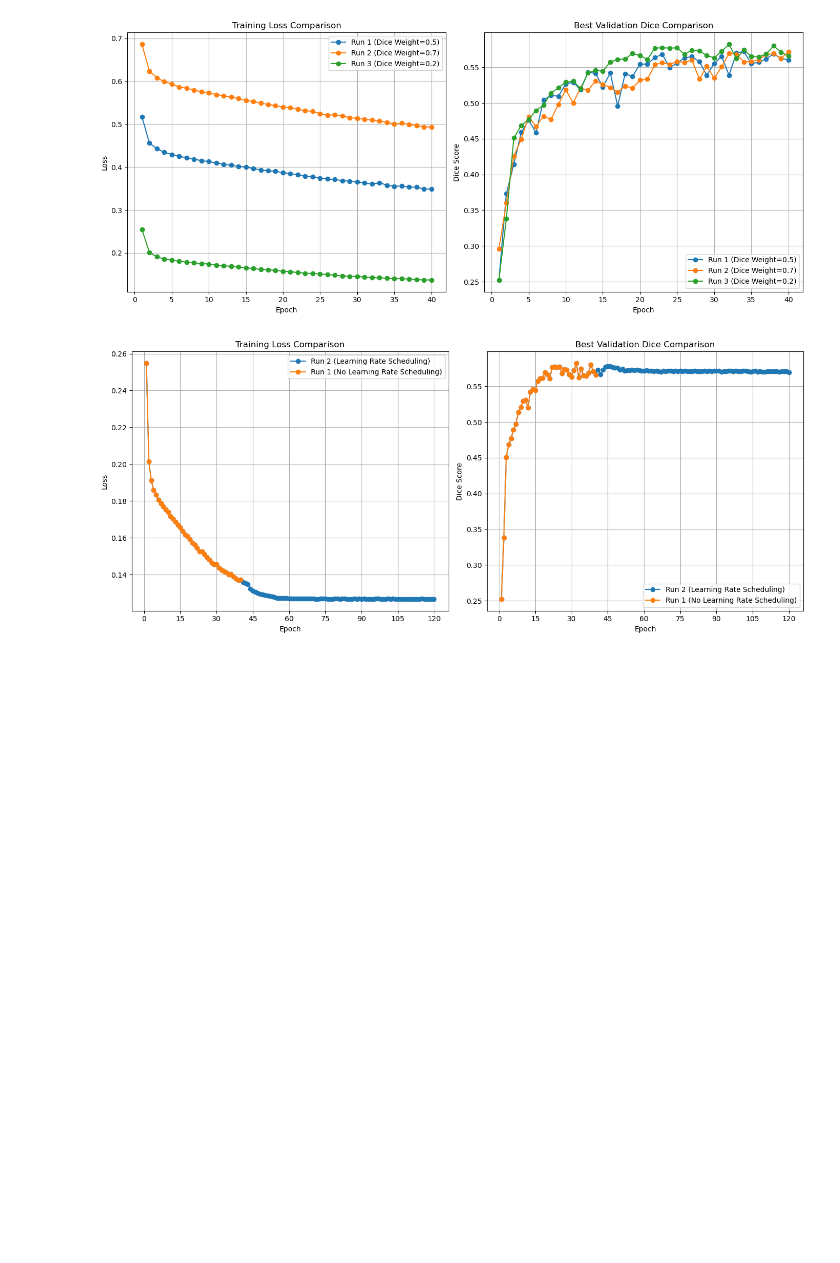
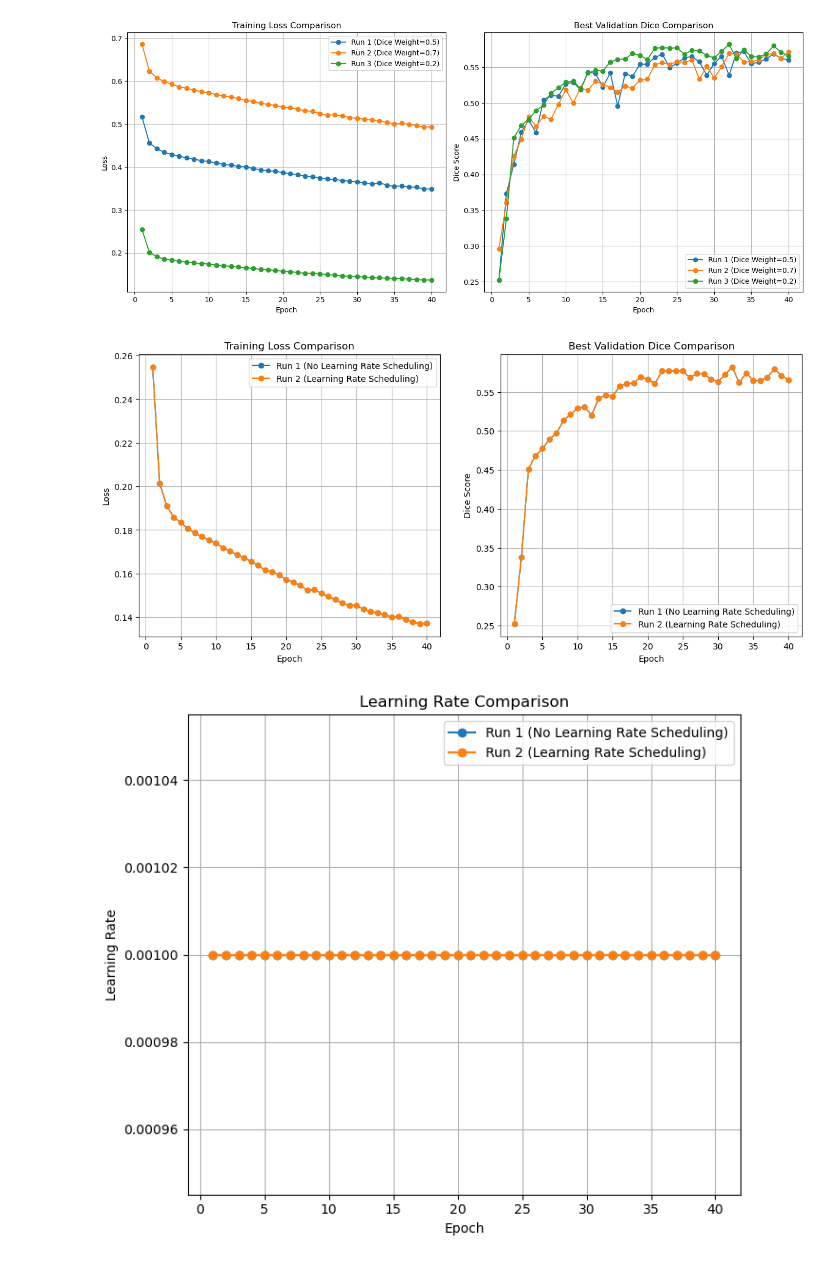
Before and after one commit to Dinis-CM/Contrail-Detection, a Jupyter notebook: comparison.ipynb, the cells around one changed output. Drawn from its saved outputs; the diff is of its cells as text; code cells hidden in the pictures; blank space fills up the shorter version.

```diff
--- a/comparison.ipynb
+++ b/comparison.ipynb
@@ -56,11 +56,12 @@ plt.show()
 [figure]
 # %%
 metrics_files = {
+    "Run 1 (No Learning Rate Scheduling)": "Output/model01_dicebce0.2_loss/training_validation_metrics.csv",
     "Run 2 (Learning Rate Scheduling)": "Output/model01_dicebce0.2_loss_scheduler/training_validation_metrics.csv",
-    "Run 1 (No Learning Rate Scheduling)": "Output/model01_dicebce0.2_loss/training_validation_metrics.csv"
 }
 
 fig1, (ax1, ax2) = plt.subplots(1, 2, figsize=(14, 6))
+fig2, ax3 = plt.subplots(figsize=(7, 6))
 
 ax1.set_title("Training Loss Comparison")
 ax1.set_xlabel("Epoch")
@@ -73,36 +74,50 @@ ax2.set_xlabel("Epoch")
 ax2.set_ylabel("Dice Score")
 ax2.grid(True)
 ax2.xaxis.set_major_locator(MaxNLocator(integer=True))
+
+ax3.set_title("Learning Rate Comparison")
+ax3.set_xlabel("Epoch")
+ax3.set_ylabel("Learning Rate")
+ax3.grid(True)
+ax3.xaxis.set_major_locator(MaxNLocator(integer=True))
 
 # 3. Process and plot each file
 for label, filepath in metrics_files.items():
     if not os.path.exists(filepath):
         print(f"Warning: File not found: {filepath}. Skipping '{label}'.")
         continue
 
     df = pd.read_csv(filepath)
 
     # Group by epoch to handle the multiple threshold rows per epoch
     # We take the 'first' loss (since it's identical across thresholds)
     # and the 'max' dice score achieved in that epoch
     epoch_summary = df.groupby("epoch").agg(
         train_loss=("avg_train_loss", "first"),
         best_dice=("dice", "max")
-    ).reset_index()
+    ).reset_index().head(40)
+
+    if "Run 1" in label or "learning_rate" not in epoch_summary.columns:
+        epoch_summary["learning_rate"] = 1e-3
 
     # Plot Loss
     ax1.plot(epoch_summary["epoch"], epoch_summary["train_loss"], marker='o', label=label)
 
     # Plot Dice
     ax2.plot(epoch_summary["epoch"], epoch_summary["best_dice"], marker='o', label=label)
 
+    # Plot Learning Rate
+    ax3.plot(epoch_summary["epoch"], epoch_summary["learning_rate"], marker='o', label=label)
+
 # 4. Add legends and show
 ax1.legend()
 ax2.legend()
+ax3.legend()
 plt.tight_layout()
 plt.show()
 # %% [output]
-[figure, old version]
+[figure, new version]
+[figure, added]
 # %%
 metrics_files = {
     "Run 1 (No Data augmentation)": "Output/model01_dicebce0.2_loss_scheduler/training_validation_metrics.csv",
```
Also changed, not shown: parts of 2 cells of this notebook, 49 other files.
